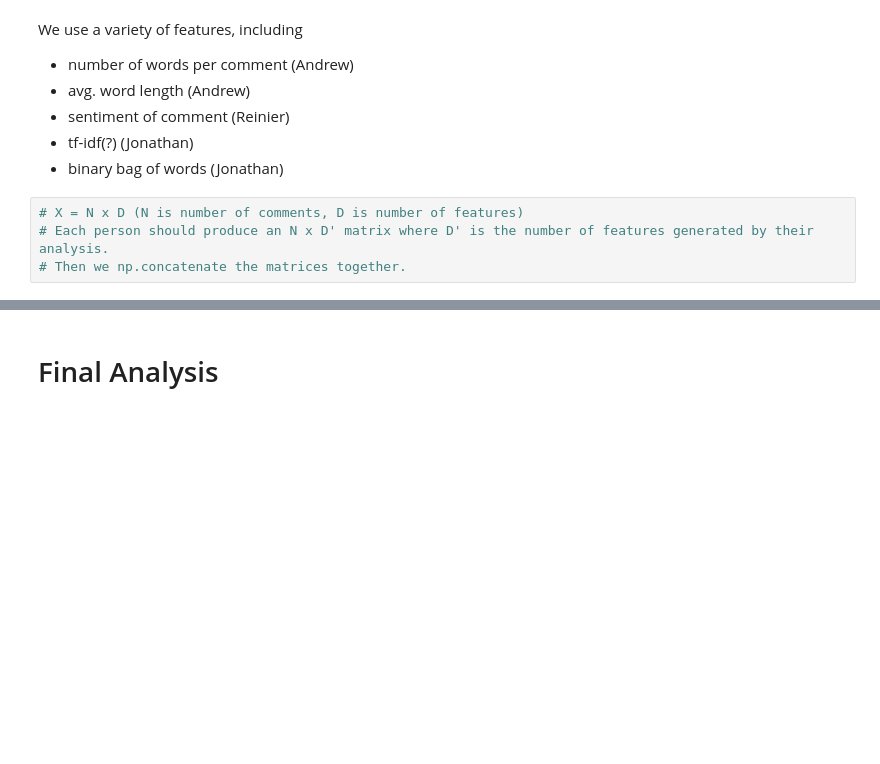
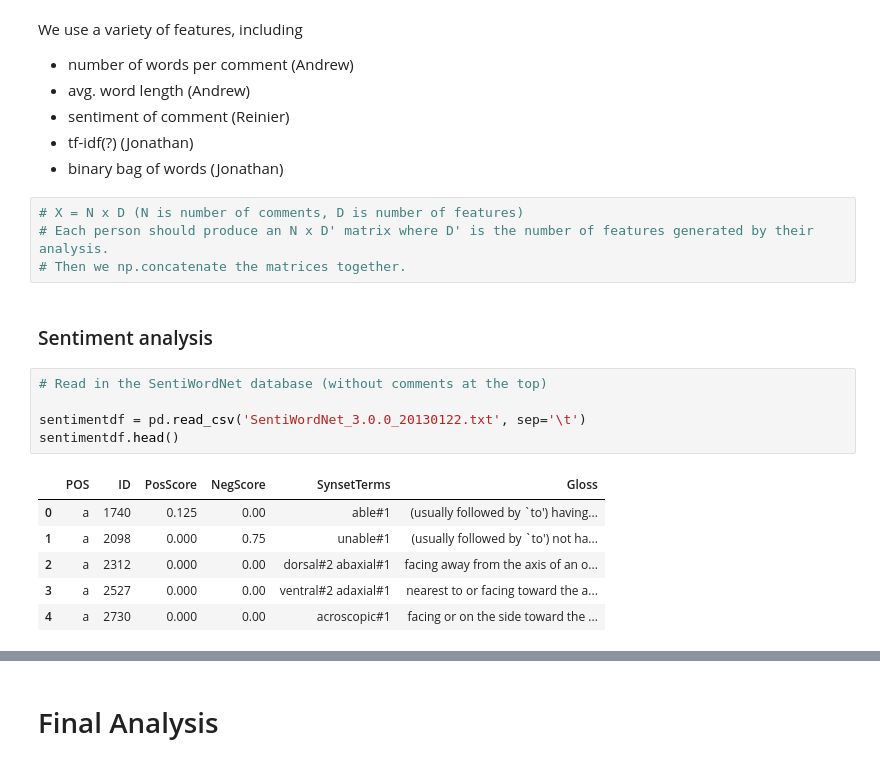
Before and after one commit to CS109-comment/NYTimes-Comment-Popularity-Prediction, a Jupyter notebook: IPython_Process_Notebook.ipynb, the cells around one changed output, grey strips where cells are left out. Drawn from its saved outputs; the diff is of its cells as text; blank space fills up the shorter version.

```diff
--- a/IPython_Process_Notebook.ipynb
+++ b/IPython_Process_Notebook.ipynb
@@ -306,3 +316,17 @@ We use a variety of features, including
 # X = N x D (N is number of comments, D is number of features)
 # Each person should produce an N x D' matrix where D' is the number of features generated by their analysis.
 # Then we np.concatenate the matrices together.
+# %% [markdown]
+### Sentiment analysis
+# %%
+# Read in the SentiWordNet database (without comments at the top)
+
+sentimentdf = pd.read_csv('SentiWordNet_3.0.0_20130122.txt', sep='\t')
+sentimentdf.head()
+# %% [output]
+|  | POS | ID | PosScore | NegScore | SynsetTerms | Gloss |
+| 0 | a | 1740 | 0.125 | 0.00 | able#1 | (usually followed by `to') having... |
+| 1 | a | 2098 | 0.000 | 0.75 | unable#1 | (usually followed by `to') not ha... |
+| 2 | a | 2312 | 0.000 | 0.00 | dorsal#2 abaxial#1 | facing away from the axis of an o... |
+| 3 | a | 2527 | 0.000 | 0.00 | ventral#2 adaxial#1 | nearest to or facing toward the a... |
+| 4 | a | 2730 | 0.000 | 0.00 | acroscopic#1 | facing or on the side toward the ... |
```
Also changed, not shown: parts of 16 cells of this notebook.
